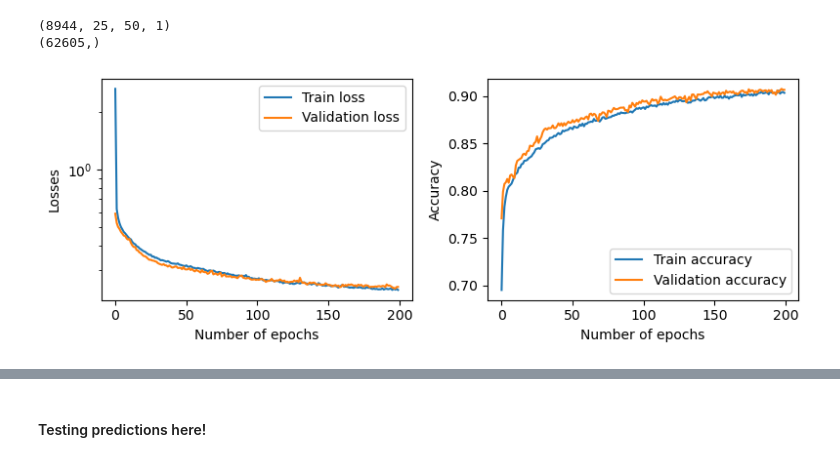
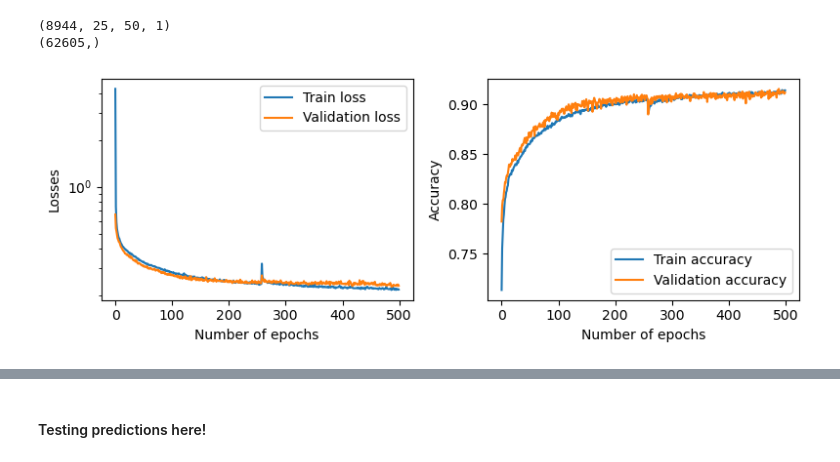
Before and after one commit to natascha-b/PennHonoursThesis, a Jupyter notebook: referenceArchitecture.ipynb, the cells around one changed output, grey strips where cells are left out. Drawn from its saved outputs; the diff is of its cells as text; code cells hidden in the pictures.

```diff
--- a/referenceArchitecture.ipynb
+++ b/referenceArchitecture.ipynb
@@ -527,16 +549,16 @@ print(y_train_centre_crop.shape)
 # %%
 saveFileName4 = 'model_benchmark_ACarchitecture_CENTREDcrop_nodiff.keras'
 
 if False: #change to if False once trained properly !
 
     plot_losses = PlotLosses()
     model4.fit(X_train_centre_crop[:,:,25:], y_train_centre_crop,
-               batch_size=512, epochs=200, #reduced to 200 bc it seemed to plateau here...
+               batch_size=512, epochs=500,
                validation_data=(X_valid_centre_crop[:,:,25:], y_valid_centre_crop),
                verbose=1, callbacks=[plot_losses])
 
     model4.save(saveFileName4)
 
 model4 = load_model(saveFileName4)
 # %% [output]
-[figure, old version]
+[figure, new version]
```
Also changed, not shown: parts of 48 cells of this notebook, 4 other files.
